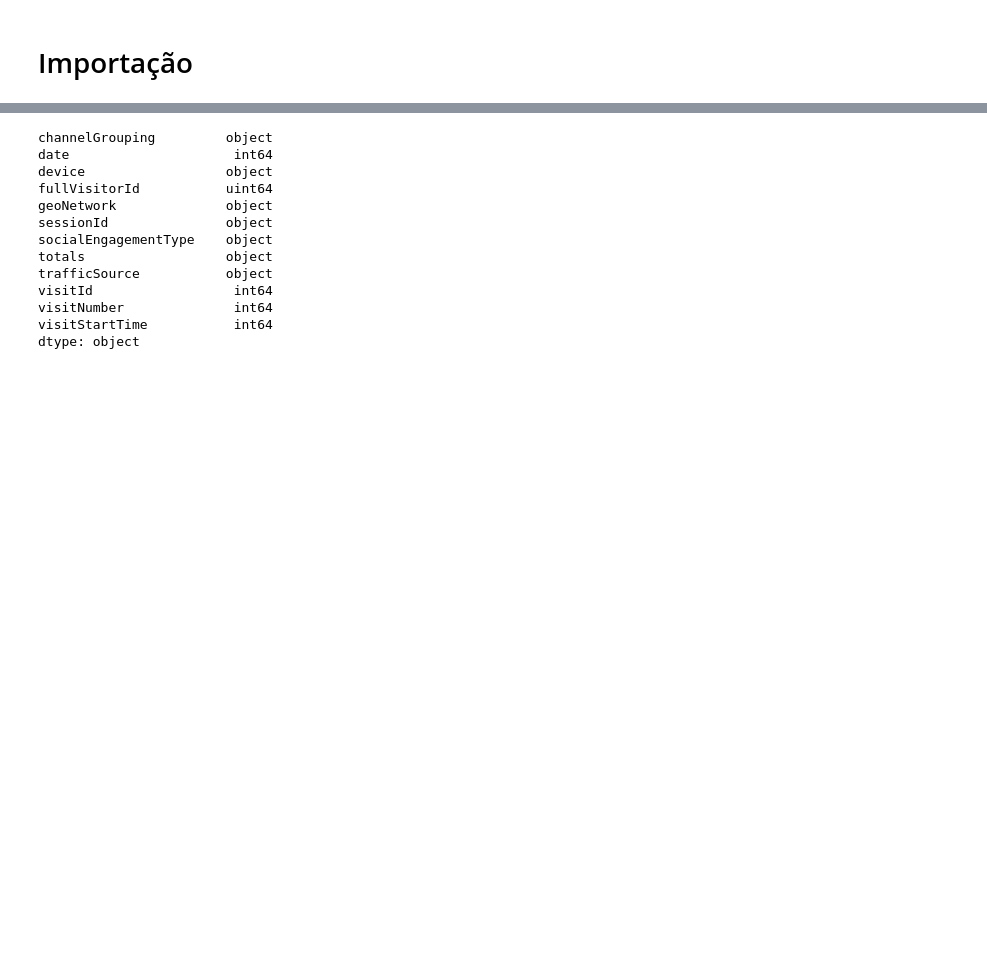
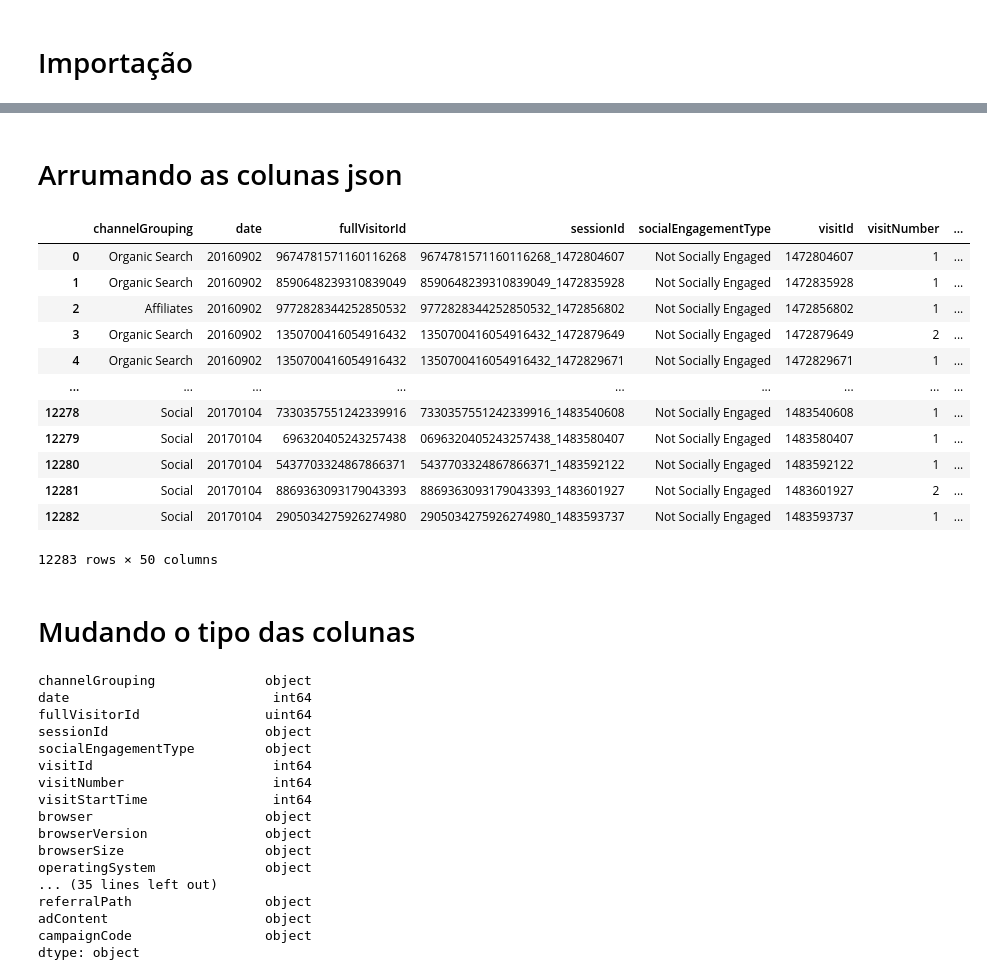
Before and after one commit to RogerCabralSilva/Machine-Learning-no-Marketing-Digital, a Jupyter notebook: marketing.ipynb, the cells around one changed output, grey strips where cells are left out. Cells and saved outputs as stored; diff of their text form; code cells hidden in the pictures; blank space fills up the shorter version.

Commit message:
Normalizando JSON nas colunas para colunas normais

```diff
--- a/marketing.ipynb
+++ b/marketing.ipynb
@@ -16,18 +23,53 @@ df.head()
+# %% [markdown]
+# Arrumando as colunas json
+# %%
+import json
+
+# colunas no formato json no df
+json_columns = ["device", "geoNetwork", "totals", "trafficSource"]
+
+# Converter cada coluna JSON de string para dicionário
+for col in json_columns:
+    df = df.join(pd.DataFrame([json.loads(linha) for linha in df[col]]))
+
+df.drop(columns=json_columns, inplace=True)
+
+df
+# %% [output]
+|  | channelGrouping | date | fullVisitorId | sessionId | socialEngagementType | visitId | visitNumber | ... |
+| 0 | Organic Search | 20160902 | 9674781571160116268 | 9674781571160116268_1472804607 | Not Socially Engaged | 1472804607 | 1 | ... |
+| 1 | Organic Search | 20160902 | 8590648239310839049 | 8590648239310839049_1472835928 | Not Socially Engaged | 1472835928 | 1 | ... |
+| 2 | Affiliates | 20160902 | 9772828344252850532 | 9772828344252850532_1472856802 | Not Socially Engaged | 1472856802 | 1 | ... |
+| 3 | Organic Search | 20160902 | 1350700416054916432 | 1350700416054916432_1472879649 | Not Socially Engaged | 1472879649 | 2 | ... |
+| 4 | Organic Search | 20160902 | 1350700416054916432 | 1350700416054916432_1472829671 | Not Socially Engaged | 1472829671 | 1 | ... |
+| ... | ... | ... | ... | ... | ... | ... | ... | ... |
+| 12278 | Social | 20170104 | 7330357551242339916 | 7330357551242339916_1483540608 | Not Socially Engaged | 1483540608 | 1 | ... |
+| 12279 | Social | 20170104 | 696320405243257438 | 0696320405243257438_1483580407 | Not Socially Engaged | 1483580407 | 1 | ... |
+| 12280 | Social | 20170104 | 5437703324867866371 | 5437703324867866371_1483592122 | Not Socially Engaged | 1483592122 | 1 | ... |
+| 12281 | Social | 20170104 | 8869363093179043393 | 8869363093179043393_1483601927 | Not Socially Engaged | 1483601927 | 2 | ... |
+| 12282 | Social | 20170104 | 2905034275926274980 | 2905034275926274980_1483593737 | Not Socially Engaged | 1483593737 | 1 | ... |
+12283 rows × 50 columns
+# %% [markdown]
+# Mudando o tipo das colunas
 # %%
 df.dtypes
 # %% [output]
-channelGrouping         object
-date                     int64
-device                  object
-fullVisitorId           uint64
-geoNetwork              object
-sessionId               object
-socialEngagementType    object
-totals                  object
-trafficSource           object
-visitId                  int64
-visitNumber              int64
-visitStartTime           int64
+channelGrouping              object
+date                          int64
+fullVisitorId                uint64
+sessionId                    object
+socialEngagementType         object
+visitId                       int64
+visitNumber                   int64
+visitStartTime                int64
+browser                      object
+browserVersion               object
+browserSize                  object
+operatingSystem              object
+... (35 lines left out)
+referralPath                 object
+adContent                    object
+campaignCode                 object
 dtype: object
 # %%
 df[["date", "fullVisitorId", "visitId"]] = df[["date", "fullVisitorId", "visitId"]].astype(object)
```
Also changed, not shown: parts of 2 cells of this notebook.
